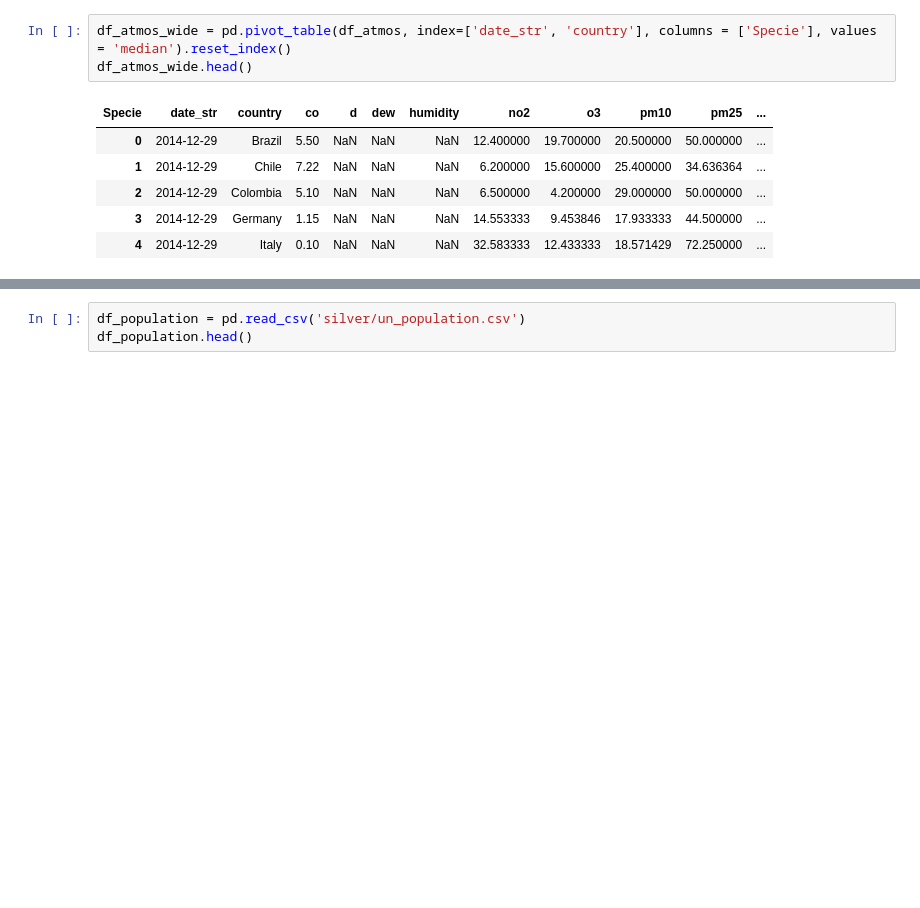
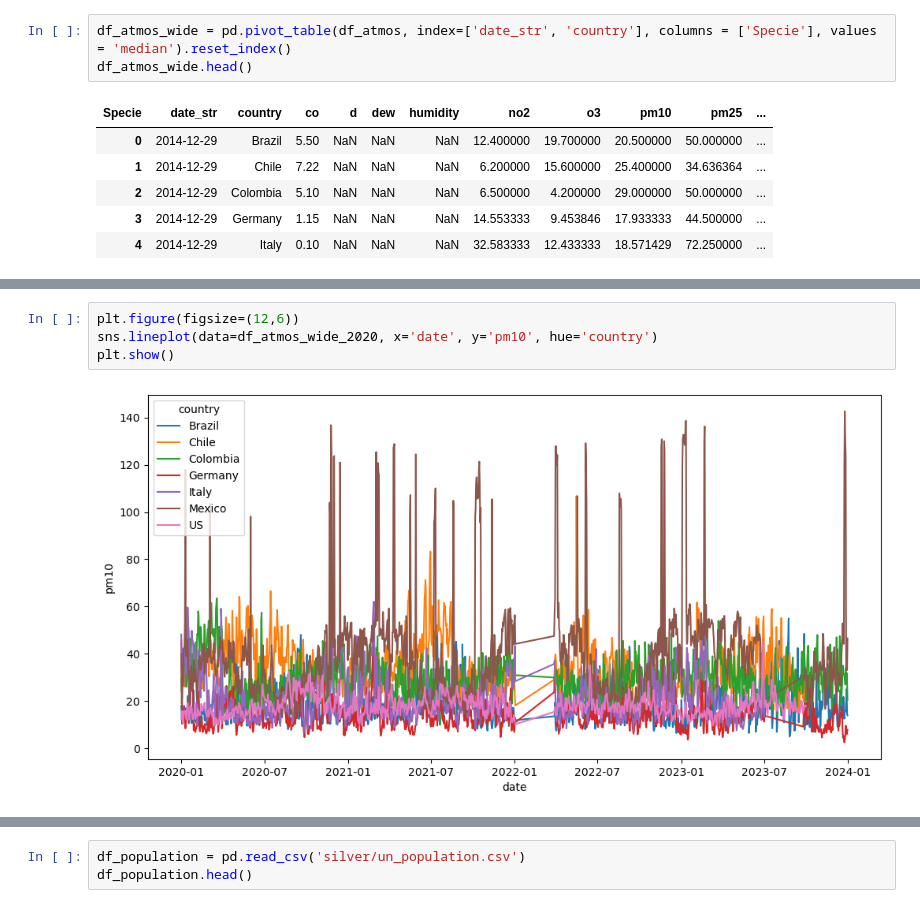
Before and after one commit to danielgvb/thesis, a Jupyter notebook: Data/xx_merging_steps.ipynb, the cells around one changed output, grey strips where cells are left out. Cells and saved outputs as stored; diff of their text form; blank space fills up the shorter version.

```diff
--- a/Data/xx_merging_steps.ipynb
+++ b/Data/xx_merging_steps.ipynb
@@ -146,0 +112,6 @@ df_wb_wide.head()
+# %%
+plt.figure(figsize=(12,6))
+sns.lineplot(data=df_atmos_wide_2020, x='date', y='pm10', hue='country')
+plt.show()
+# %% [output]
+[figure, added]
```
Also changed, not shown: parts of 52 cells of this notebook, 1 other file.
